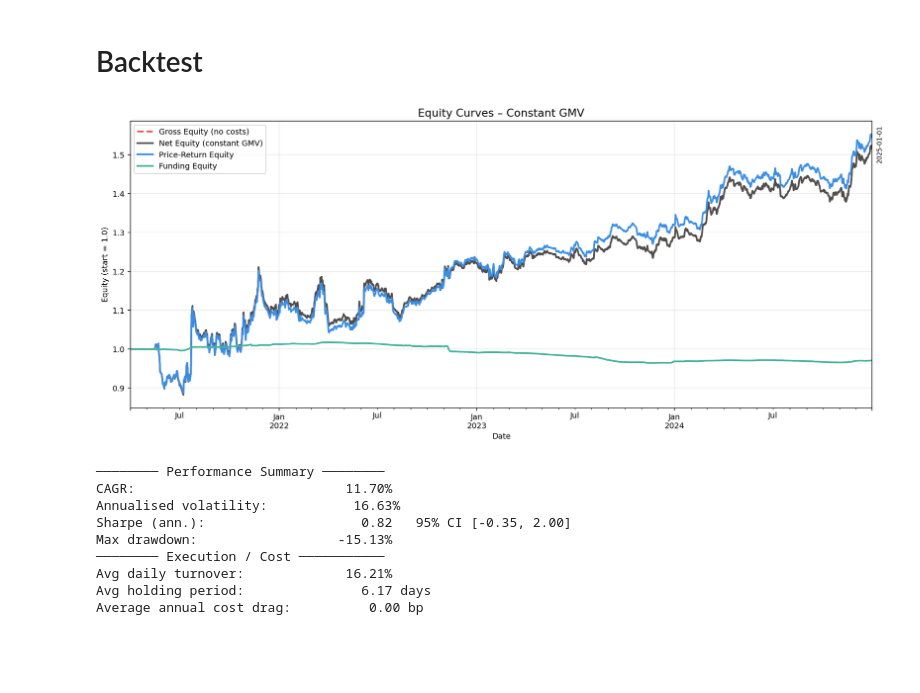
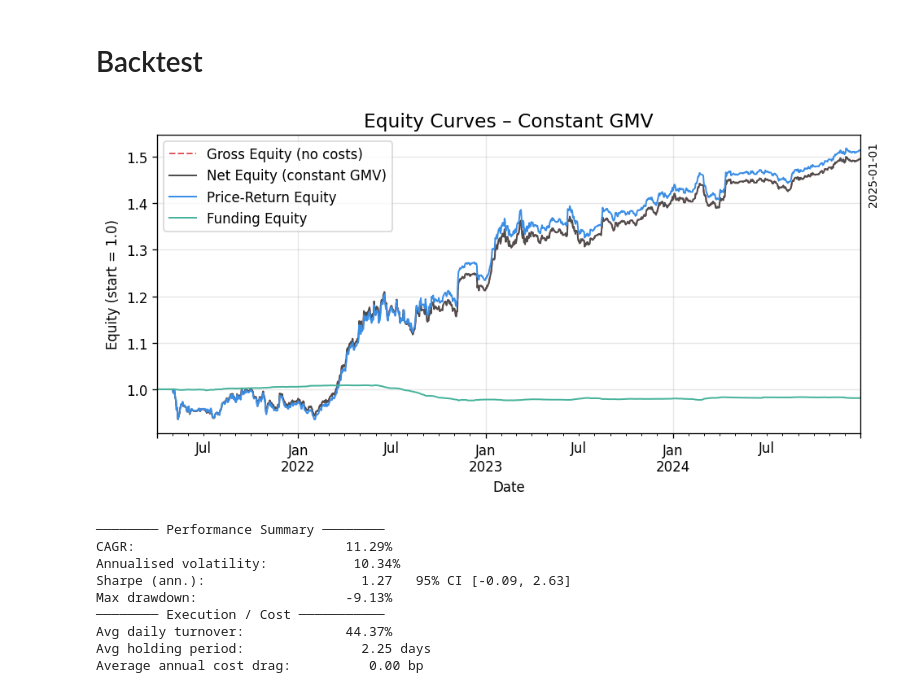
Before and after one commit to engineswap/strategy_manager, a Jupyter notebook: backtest_ols.ipynb, the cells around one changed output. Saved outputs shown, nothing was run; the diff lists cells and outputs as text; code cells hidden in the pictures; blank space fills up the shorter version.

```diff
--- a/backtest_ols.ipynb
+++ b/backtest_ols.ipynb
@@ -34,7 +34,7 @@ import signals
 # Signal generation
 def compute_signal(df: pd.DataFrame) -> pd.DataFrame:
 	df = signals._compute_buy_volume_ratio(df, 'buy_volume_ratio', 32)
-	df = signals._compute_bolmom(df, 'bolmom', 32)
+	df = signals._compute_bolmom(df, 'bolmom', 128)
 	df = signals._compute_funding_volatility(df, 'funding_volatility', 2)
 	df = signals._compute_ls_ratio(df, 'ls_ratio', 8)
 
@@ -480,30 +151,0 @@ df = df.merge(forecast.stack().rename('forecast'),
-# %%
-import matplotlib.pyplot as plt
-from sklearn.metrics import r2_score
-
-
-# --- Daily realized R² ---
-daily_r2 = (
-    df.dropna(subset=['forecast','target'])
-      .groupby('datetime')
-      .apply(lambda g: r2_score(g['target'], g['forecast'])
-             if len(g) > 1 else np.nan)
-)
-
-# --- Plot CV R² vs Daily R² together ---
-fig, ax = plt.subplots(figsize=(12,4))
-cv_r2.plot(ax=ax, label="CV R²", alpha=0.7)
-daily_r2.plot(ax=ax, label="Daily Ex Post R²", alpha=0.7)
-ax.axhline(0, color="black", linestyle="--", linewidth=1)
-ax.grid(True)
-ax.set_title("CV R² vs Daily Ex Post R²")
-ax.legend()
-plt.show()
-
-summary = pd.DataFrame({
-    "Metric": ["CV R²", "Daily Ex Post R²"],
-    "Mean": [cv_r2.mean(), daily_r2.mean()],
-    "Median": [cv_r2.median(), daily_r2.median()]
-})
-
-print(summary.to_string(index=False, float_format="{:.4f}".format))
@@ -713,7 +758,7 @@ def backtest(weights: pd.DataFrame,
 
 trading_cost_rate = 0
 
-rtn_pnl, fnd_pnl, tot_pnl_post_cost, turn = backtest(weights, returns, funding, trading_cost_rate)
+rtn_pnl, fnd_pnl, tot_pnl_post_cost, turn = backtest(w_mv, returns, funding, trading_cost_rate)
 # %%
 def plot_results(return_pnl, funding_pnl, total_after_cost, *, highlight_date="2025-01-01"):
     # Build cumulative equity series (constant GMV, start = 1.0)
@@ -729,7 +774,7 @@ def plot_results(return_pnl, funding_pnl, total_after_cost, *, highlight_date="2
 
     # Fresh figure; constrained layout but no bbox-tight cropping
     plt.close('all')
-    fig, ax = plt.subplots(figsize=(14, 6), dpi=140, constrained_layout=True)
+    fig, ax = plt.subplots(figsize=(8, 4), dpi=120, constrained_layout=True)
 
     # Colors (Okabe–Ito-ish)
     palette = {
@@ -738,7 +783,7 @@ def plot_results(return_pnl, funding_pnl, total_after_cost, *, highlight_date="2
         "return":  "#3B8EE5",
         "funding": "#47B39C",
     }
-    lw = 2.2
+    lw = 1.2
 
     gross_eq.plot(ax=ax, label="Gross Equity (no costs)",   lw=lw, ls="--", color=palette["gross"])
     total_eq.plot(ax=ax, label="Net Equity (constant GMV)", lw=lw,            color=palette["net"])
@@ -796,40 +841,40 @@ def report_metrics(total_after_cost, return_pnl, turnover, cost_rate):
 	# CAGR of the equity curve (constant-GMV arithmetic cum-P&L)
 	equity_curve = 1 + total_after_cost.cumsum()
 	cagr = equity_curve.iloc[-1]**(365 / n) - 1
 
 	# max drawdown of cumulative P&L (not compounded)
 	running_max = equity_curve.cummax()
 	drawdown    = equity_curve - running_max
 	max_dd      = drawdown.min()      # negative number
 
 	# turnover & cost
 	avg_turnover   = turnover.mean()
 	avg_hold       = 1 / avg_turnover if avg_turnover else np.inf
 	cost_pnl       = -cost_rate * turnover
 	cost_drag_bps  = cost_pnl.mean() * 1e4* 365   # annual cost in bps
 
 	# --- print nicely --------------------------------------------------------
 	print("──────── Performance Summary ────────")
 	print(f"CAGR:                          {cagr:7.2%}")
 	print(f"Annualised volatility:         {vol_ann:7.2f}%")
 	print(f"Sharpe (ann.):                 {sharpe:7.2f}   95% CI [{ci[0]:.2f}, {ci[1]:.2f}]")
 	print(f"Max drawdown:                 {max_dd:8.2%}")
 	print("──────── Execution / Cost ───────────")
 	print(f"Avg daily turnover:            {avg_turnover:7.2%}")
 	print(f"Avg holding period:            {avg_hold:7.2f} days")
 	print(f"Average annual cost drag:       {cost_drag_bps:7.2f} bp")
 
 
 plot_results(rtn_pnl, fnd_pnl, tot_pnl_post_cost)
 report_metrics(tot_pnl_post_cost, rtn_pnl, turn, trading_cost_rate)
 # %% [output]
-[figure, old version]
+[figure, new version]
 ──────── Performance Summary ────────
-CAGR:                           11.70%
-Annualised volatility:           16.63%
-Sharpe (ann.):                    0.82   95% CI [-0.35, 2.00]
-Max drawdown:                  -15.13%
+CAGR:                           11.29%
+Annualised volatility:           10.34%
+Sharpe (ann.):                    1.27   95% CI [-0.09, 2.63]
+Max drawdown:                   -9.13%
 ──────── Execution / Cost ───────────
-Avg daily turnover:             16.21%
-Avg holding period:               6.17 days
+Avg daily turnover:             44.37%
+Avg holding period:               2.25 days
 Average annual cost drag:          0.00 bp
```
Also changed, not shown: parts of 22 cells of this notebook, 3 other files.
